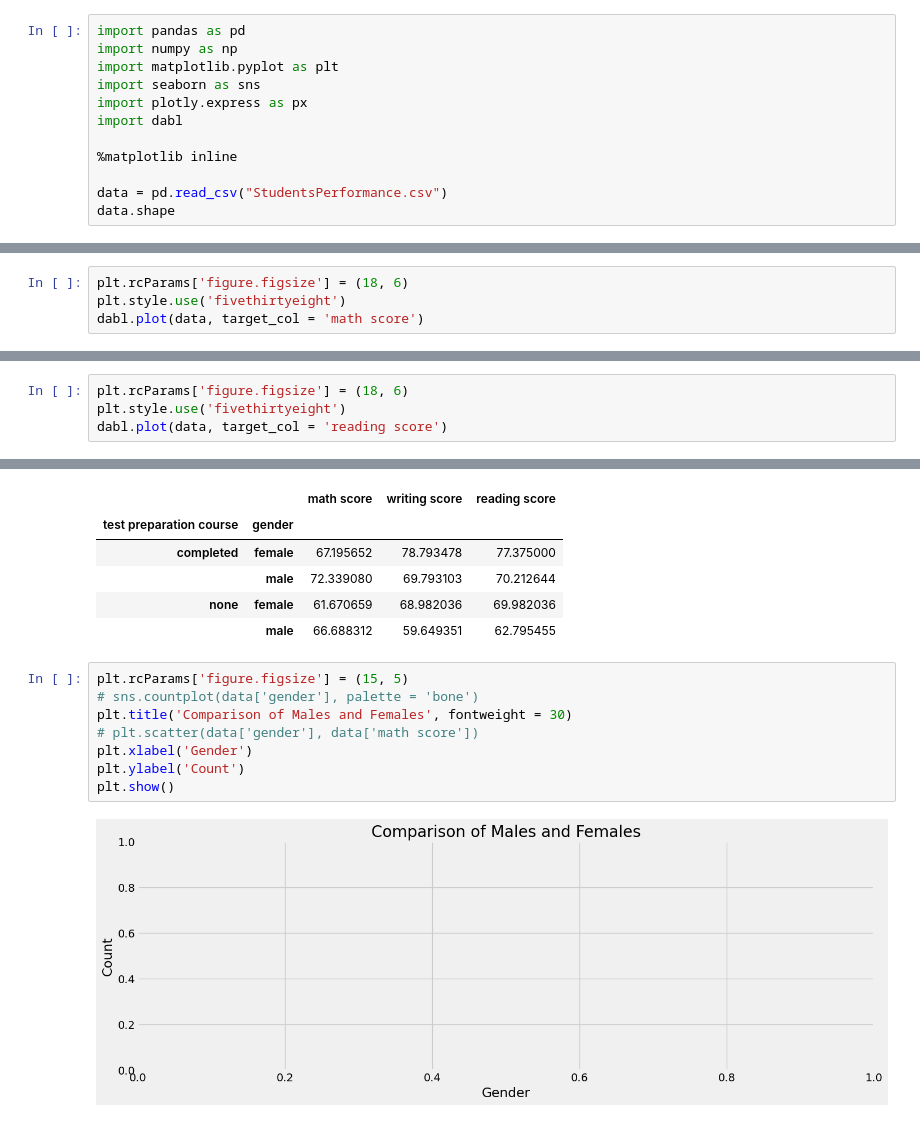
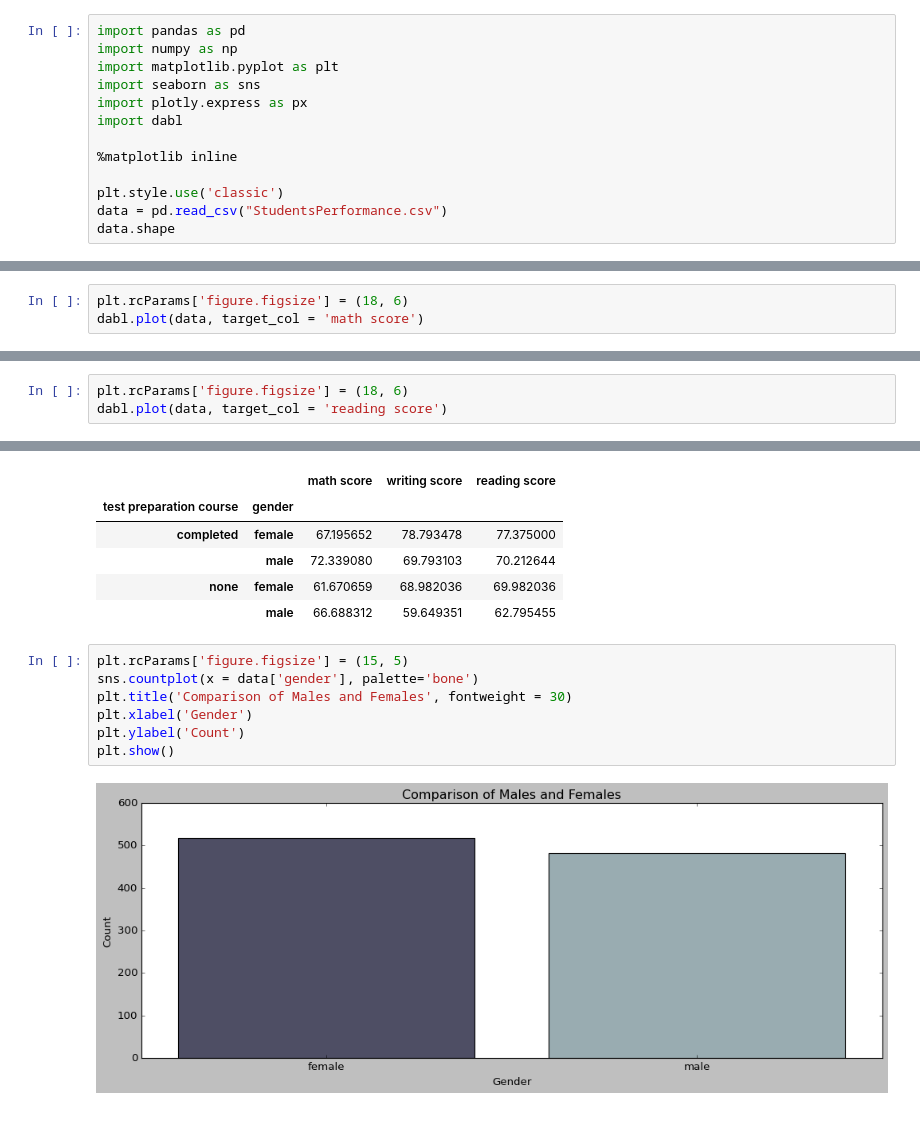
Before and after one commit to Kushal-Chandar/statistics-student-performance-analysis, a Jupyter notebook: app.ipynb, the cells around one changed output, grey strips where cells are left out. Saved outputs shown, nothing was run; the diff lists cells and outputs as text.

```diff
--- a/app.ipynb
+++ b/app.ipynb
@@ -10,6 +10,7 @@ import dabl
 
 %matplotlib inline
 
+plt.style.use('classic')
 data = pd.read_csv("StudentsPerformance.csv")
 data.shape
 # %% [output]
@@ -68,7 +69,6 @@ data.describe()
 Comparision of all other attributes w.r.t math score
 # %%
 plt.rcParams['figure.figsize'] = (18, 6)
-plt.style.use('fivethirtyeight')
 dabl.plot(data, target_col = 'math score')
 # %% [output]
 Target looks like regression
@@ -89,7 +89,6 @@ Target looks like regression
 Comparison of all other attributes w.r.t reading score
 # %%
 plt.rcParams['figure.figsize'] = (18, 6)
-plt.style.use('fivethirtyeight')
 dabl.plot(data, target_col = 'reading score')
 # %% [output]
 Target looks like regression
@@ -133,11 +132,10 @@ data[['test preparation course',
 |  | male | 66.688312 | 59.649351 | 62.795455 |
 # %%
 plt.rcParams['figure.figsize'] = (15, 5)
-# sns.countplot(data['gender'], palette = 'bone')
+sns.countplot(x = data['gender'], palette='bone')
 plt.title('Comparison of Males and Females', fontweight = 30)
-# plt.scatter(data['gender'], data['math score'])
 plt.xlabel('Gender')
 plt.ylabel('Count')
 plt.show()
 # %% [output]
-[figure, old version]
+[figure, new version]
```
Also changed, not shown: parts of 3 cells of this notebook, 1 other file.
